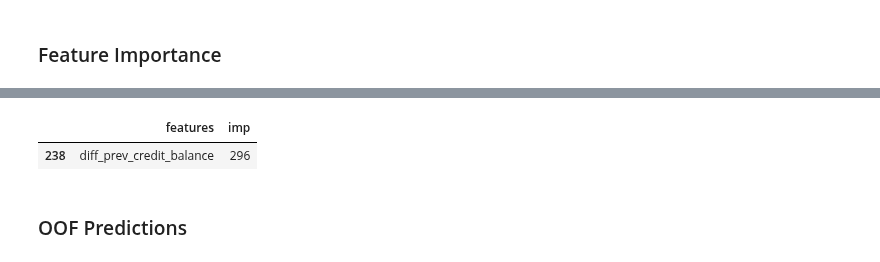
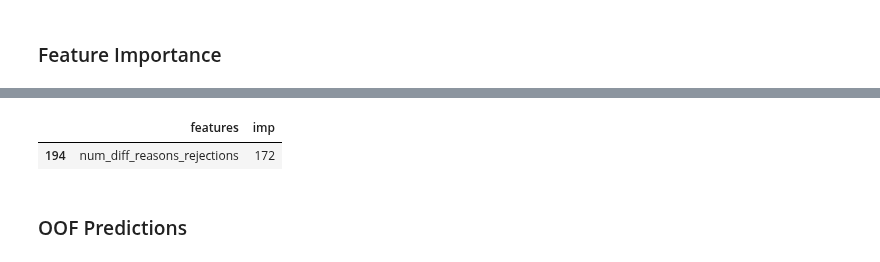
Before and after one commit to numb3r33/Kaggle_Home_Credit, a Jupyter notebook: notebooks/Pipeline.ipynb, the cells around one changed output, grey strips where cells are left out. Cells and saved outputs as stored; diff of their text form; code cells hidden in the pictures.

```diff
--- a/notebooks/Pipeline.ipynb
+++ b/notebooks/Pipeline.ipynb
@@ -1022,8 +1049,8 @@ feat_imp.sort_values(by='imp', ascending=False)
 # %%
-feat_imp[feat_imp.features == 'diff_prev_credit_balance']
+feat_imp[feat_imp.features == 'num_diff_reasons_rejections']
 # %% [output]
 |  | features | imp |
-| 238 | diff_prev_credit_balance | 296 |
+| 194 | num_diff_reasons_rejections | 172 |
 # %% [markdown]
 ### OOF Predictions
 # %%
```
Also changed, not shown: parts of 11 cells of this notebook, 1 other file.
